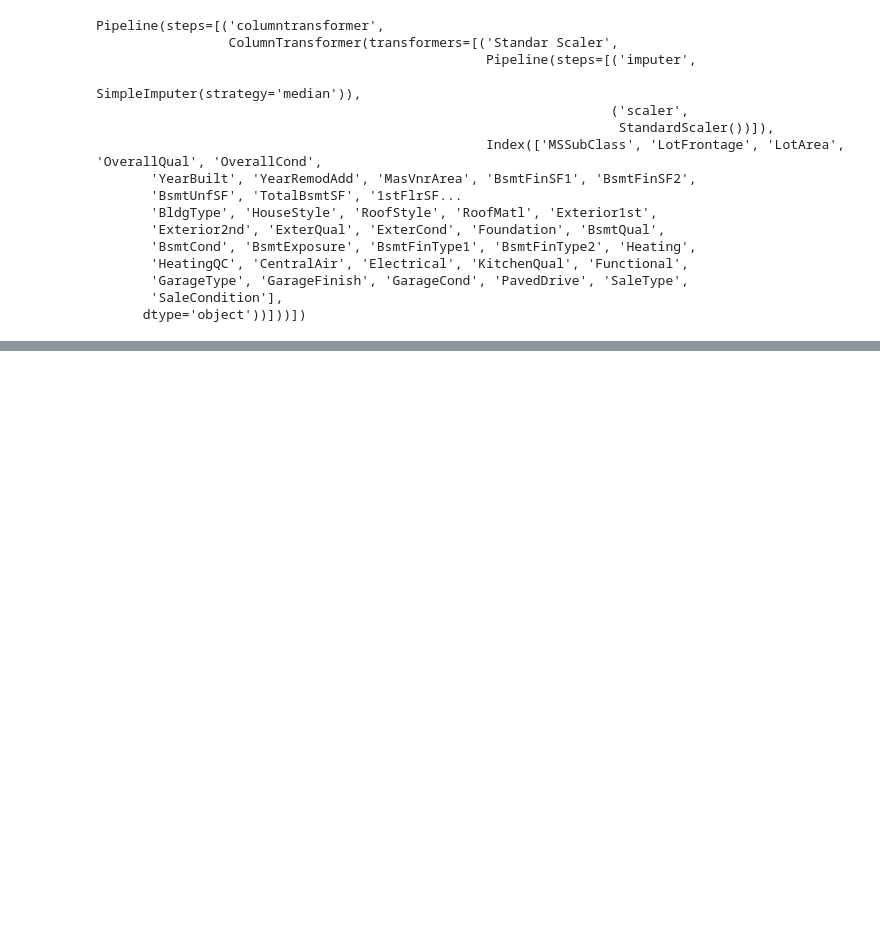
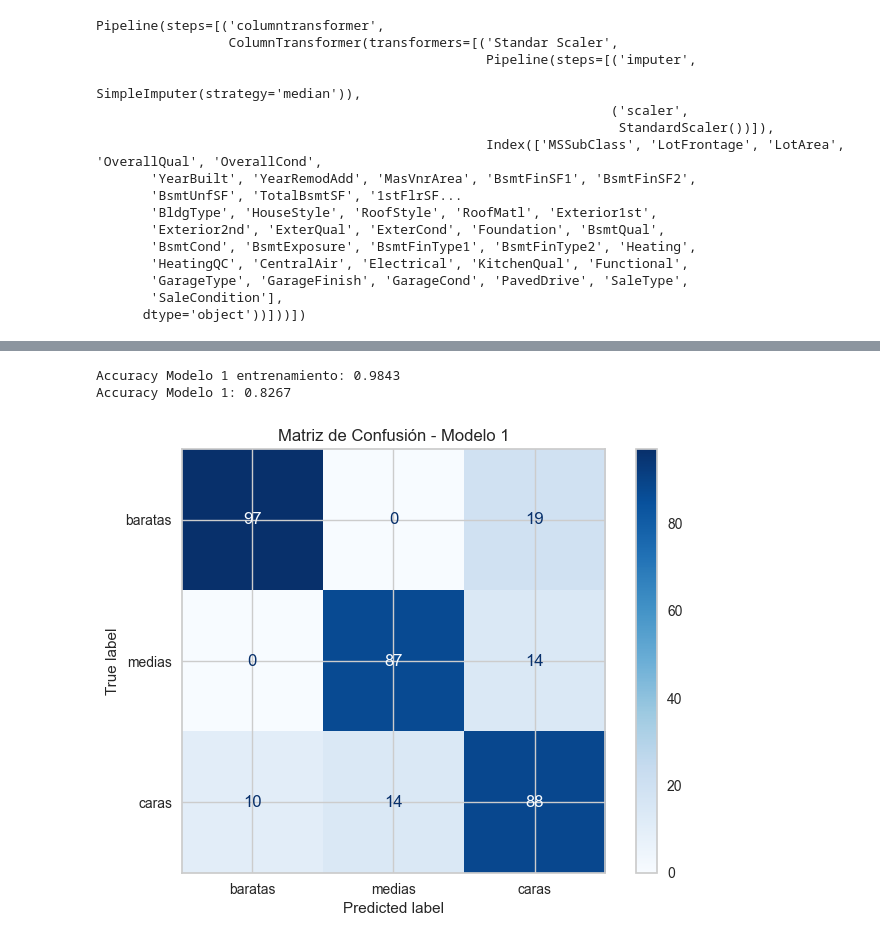
Before and after one commit to DanielRasho/MD-Proyecto2, a Jupyter notebook: RNA.ipynb, the cells around one changed output, grey strips where cells are left out. Saved outputs shown, nothing was run; the diff lists cells and outputs as text; code cells hidden in the pictures; blank space fills up the shorter version.

```diff
--- a/RNA.ipynb
+++ b/RNA.ipynb
@@ -230,13 +230,15 @@ Pipeline(steps=[('columntransformer',
 # %%
 mlp_pipeline_1 = Pipeline(steps=[
     ("preprocessor", preprocessor),
-    ("classifier", MLPClassifier(activation="relu", random_state=42, verbose=True, hidden_layer_sizes=(5,3)))
+    ("classifier", MLPClassifier(activation="logistic", random_state=42, verbose=True))
 ])
 
 param_grid_1 = {
     'classifier__max_iter': (100,200,500,1000),
     'classifier__learning_rate_init': (0.01, 0.1, 1,10),
-    'classifier__hidden_layer_sizes':((3,2),(5,3),(10,2))
+    'classifier__hidden_layer_sizes': [
+    (4, 3), (5, 3), (6, 4), (7, 3), (8, 5), (5,)
+]
 }
 
 
@@ -266 +268,17 @@ Iteration 100, loss = 0.02998656
+# %%
+y_pred_2 = mlp_model_1.predict(data_train)
+acc_2 = accuracy_score(target_train, y_pred_2)
+print(f"Accuracy Modelo 1 entrenamiento: {acc_2:.4f}")
+y_pred_1 = mlp_model_1.predict(data_test)
+acc_1 = accuracy_score(target_test, y_pred_1)
+print(f"Accuracy Modelo 1: {acc_1:.4f}")
+
+# Modelo 1
+ConfusionMatrixDisplay.from_estimator(mlp_model_1, data_test, target_test, display_labels=["baratas", "medias", "caras"], cmap="Blues")
+plt.title("Matriz de Confusión - Modelo 1")
+plt.show()
+# %% [output]
+Accuracy Modelo 1 entrenamiento: 0.9843
+Accuracy Modelo 1: 0.8267
+[figure, added]
 # %%
```
Also changed, not shown: parts of 8 cells of this notebook.
